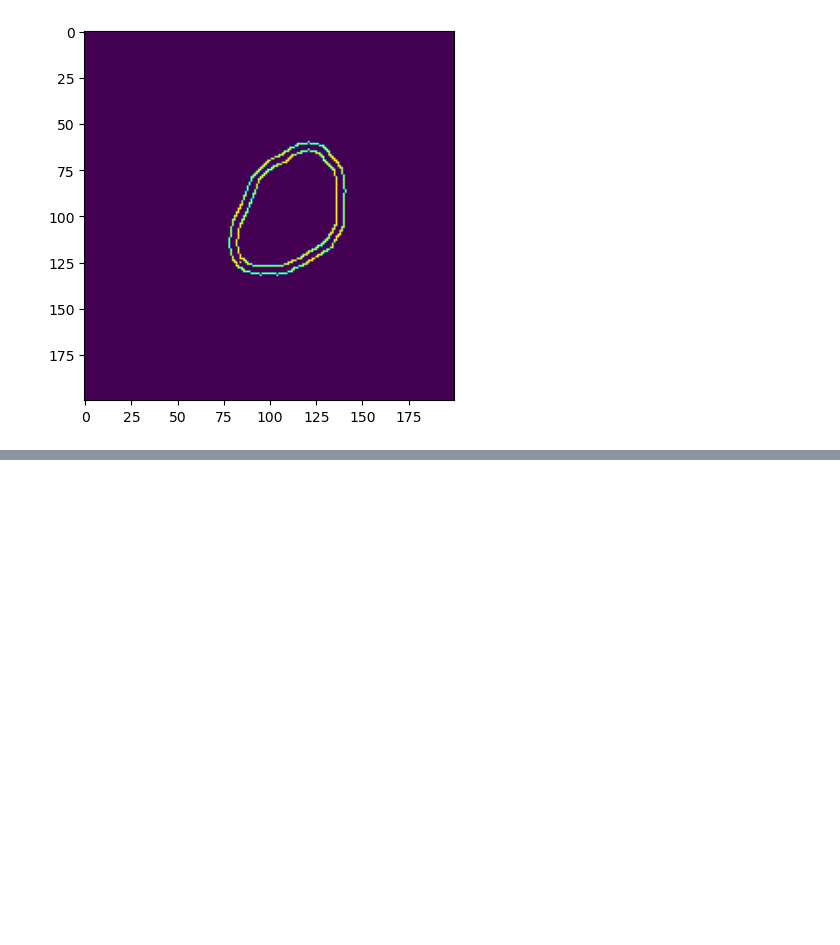
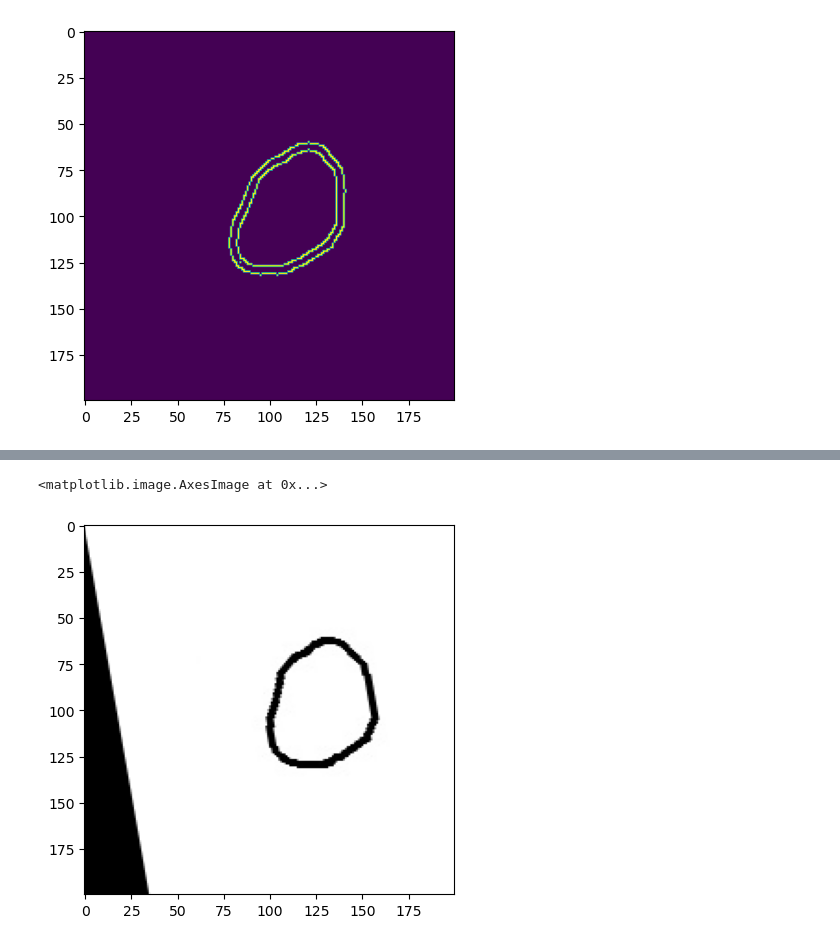
Before and after one commit to JulienFX/DuplicationDataset, a Jupyter notebook: duplication du dataset.ipynb, the cells around one changed output, grey strips where cells are left out. Drawn from its saved outputs; the diff is of its cells as text; code cells hidden in the pictures; blank space fills up the shorter version.

```diff
--- a/duplication du dataset.ipynb
+++ b/duplication du dataset.ipynb
@@ -123,0 +156,15 @@ plt.imshow(i)
+# %%
+# opération de cisaillementshear_angle = 30  # Angle de cisaillement en degrés
+
+shear_angle = 10  # Angle de cisaillement en degrés
+
+# Matrice de transformation affine pour le cisaillement
+matrix_shear = np.float32([[1, np.tan(np.radians(shear_angle)), 0],
+                           [0, 1, 0]])
+
+# Application de la transformation affine de cisaillement
+sheared_img = cv2.warpAffine(img, matrix_shear, (img.shape[0], img.shape[1]))
+plt.imshow(sheared_img)
+# %% [output]
+<matplotlib.image.AxesImage at 0x...>
+[figure, added]
```
Also changed, not shown: parts of 5 cells of this notebook.
